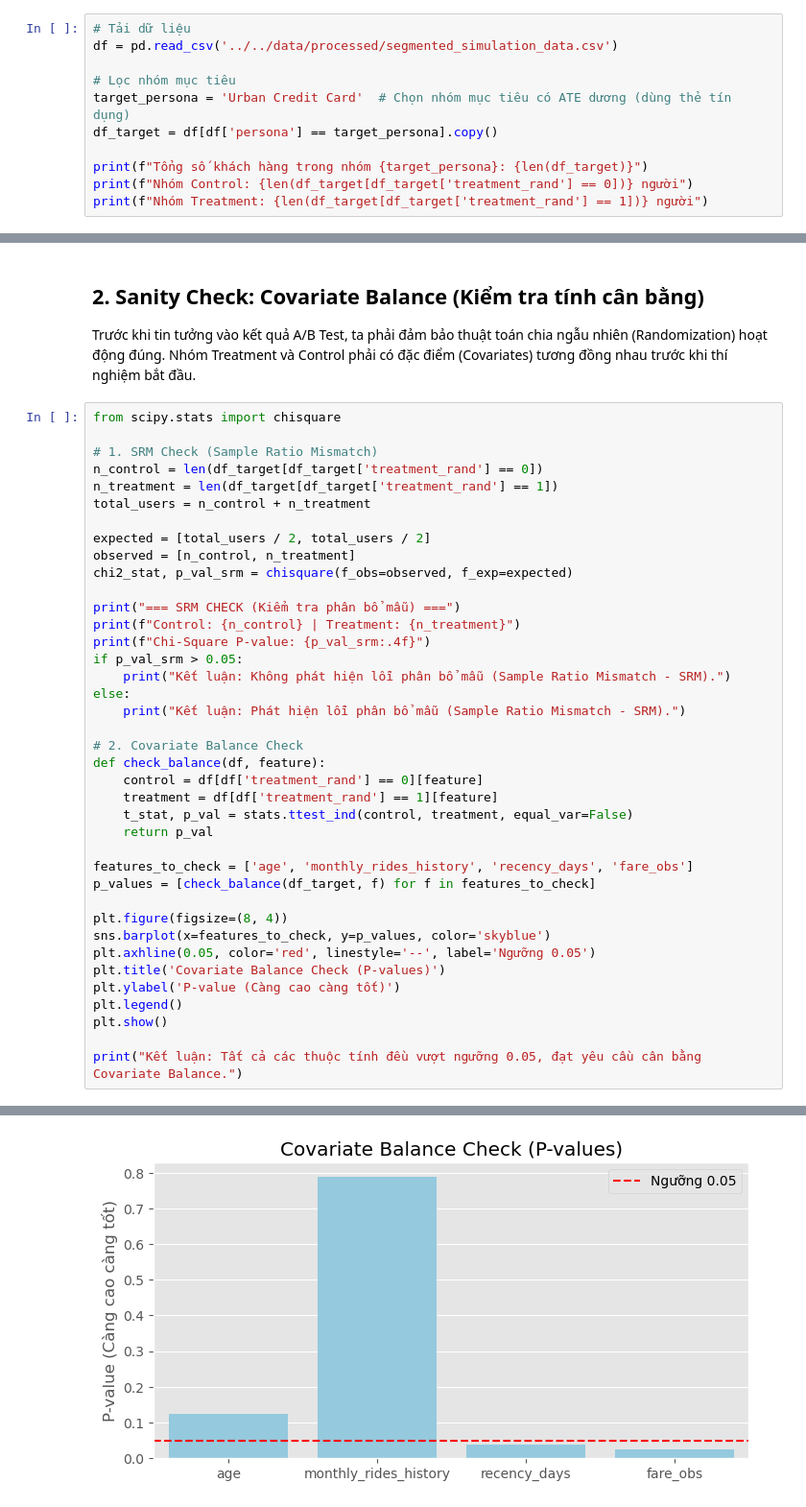
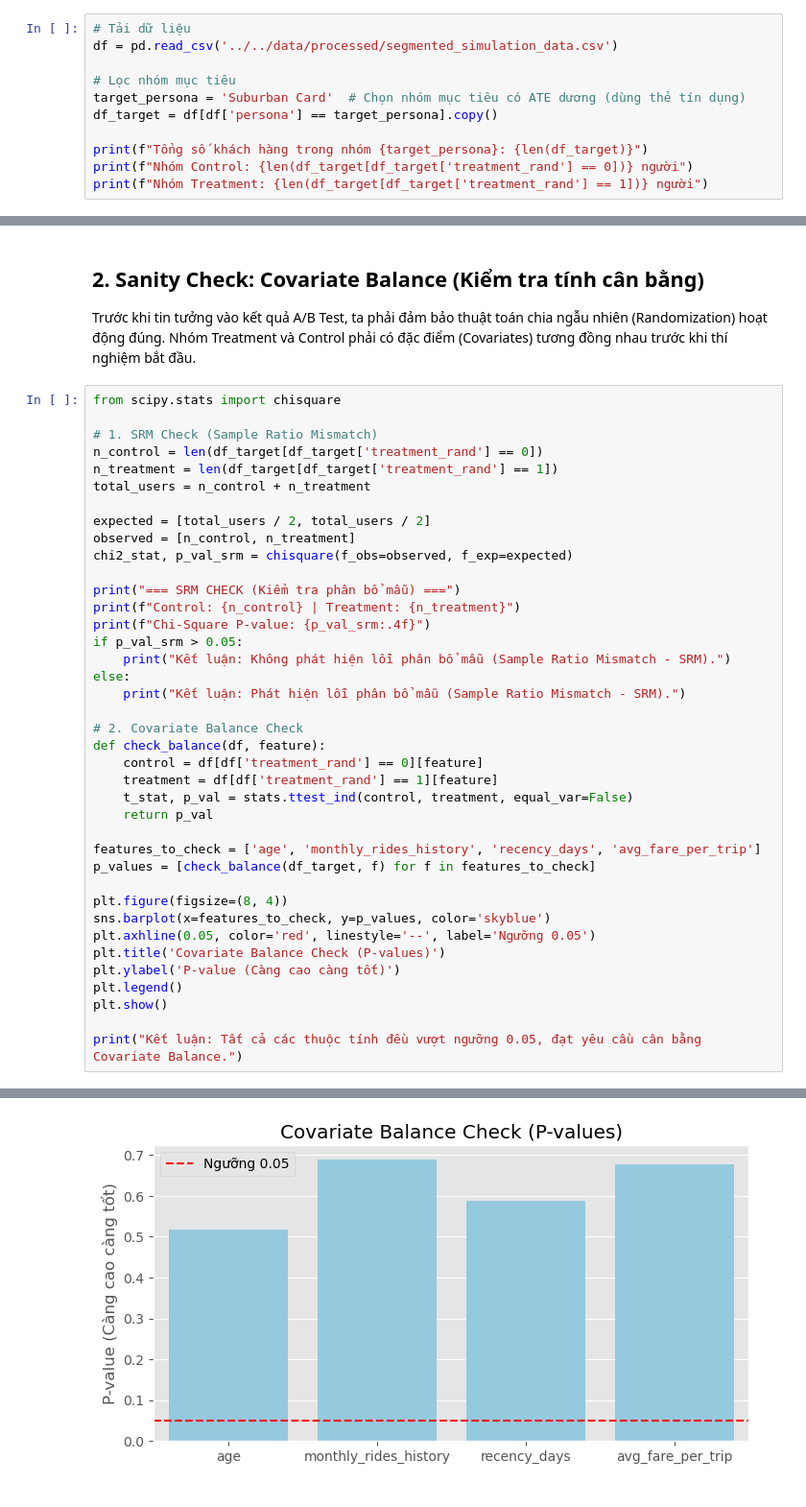
Before and after one commit to thaibuivan/GSM-promotion-experimentation, a Jupyter notebook: notebooks/week4_ab_testing/1_ab_test_analysis.ipynb, the cells around one changed output, grey strips where cells are left out. Shown at 96% size. Drawn from its saved outputs; the diff is of its cells as text.

```diff
--- a/notebooks/week4_ab_testing/1_ab_test_analysis.ipynb
+++ b/notebooks/week4_ab_testing/1_ab_test_analysis.ipynb
@@ -19,7 +19,7 @@ Lọc tệp khách hàng mục tiêu: `Suburban Commuters` (Persona 0).
 df = pd.read_csv('../../data/processed/segmented_simulation_data.csv')
 
 # Lọc nhóm mục tiêu
-target_persona = 'Urban Credit Card'  # Chọn nhóm mục tiêu có ATE dương (dùng thẻ tín dụng)
+target_persona = 'Suburban Card'  # Chọn nhóm mục tiêu có ATE dương (dùng thẻ tín dụng)
 df_target = df[df['persona'] == target_persona].copy()
 
 print(f"Tổng số khách hàng trong nhóm {target_persona}: {len(df_target)}")
@@ -60,7 +60,7 @@ def check_balance(df, feature):
     t_stat, p_val = stats.ttest_ind(control, treatment, equal_var=False)
     return p_val
 
-features_to_check = ['age', 'monthly_rides_history', 'recency_days', 'fare_obs']
+features_to_check = ['age', 'monthly_rides_history', 'recency_days', 'avg_fare_per_trip']
 p_values = [check_balance(df_target, f) for f in features_to_check]
 
 plt.figure(figsize=(8, 4))
@@ -80,2 +80,2 @@ Kết luận: Phát hiện lỗi phân bổ mẫu (Sample Ratio Mismatch - SRM).
-[figure, old version]
+[figure, new version]
 Kết luận: Tất cả các thuộc tính đều vượt ngưỡng 0.05, đạt yêu cầu cân bằng Covariate Balance.
```
Also changed, not shown: parts of 15 cells of this notebook, 6 other files.
